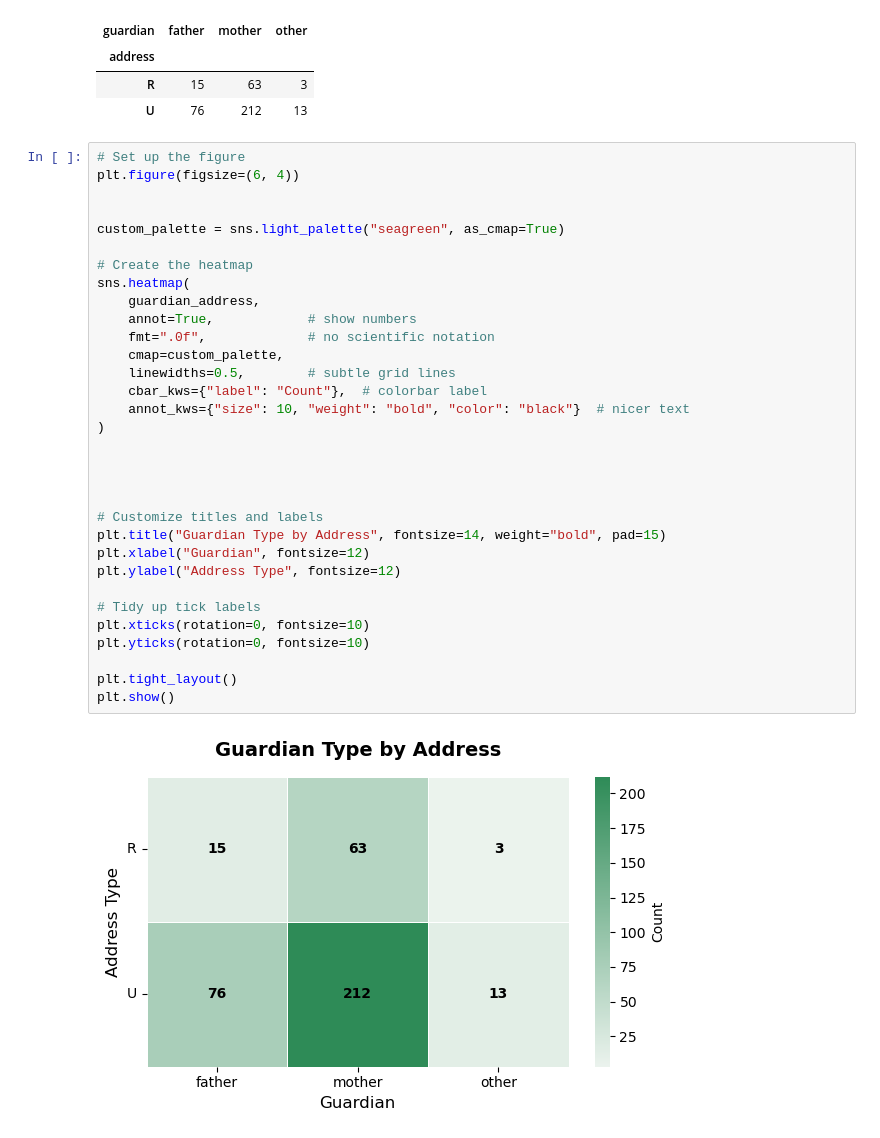
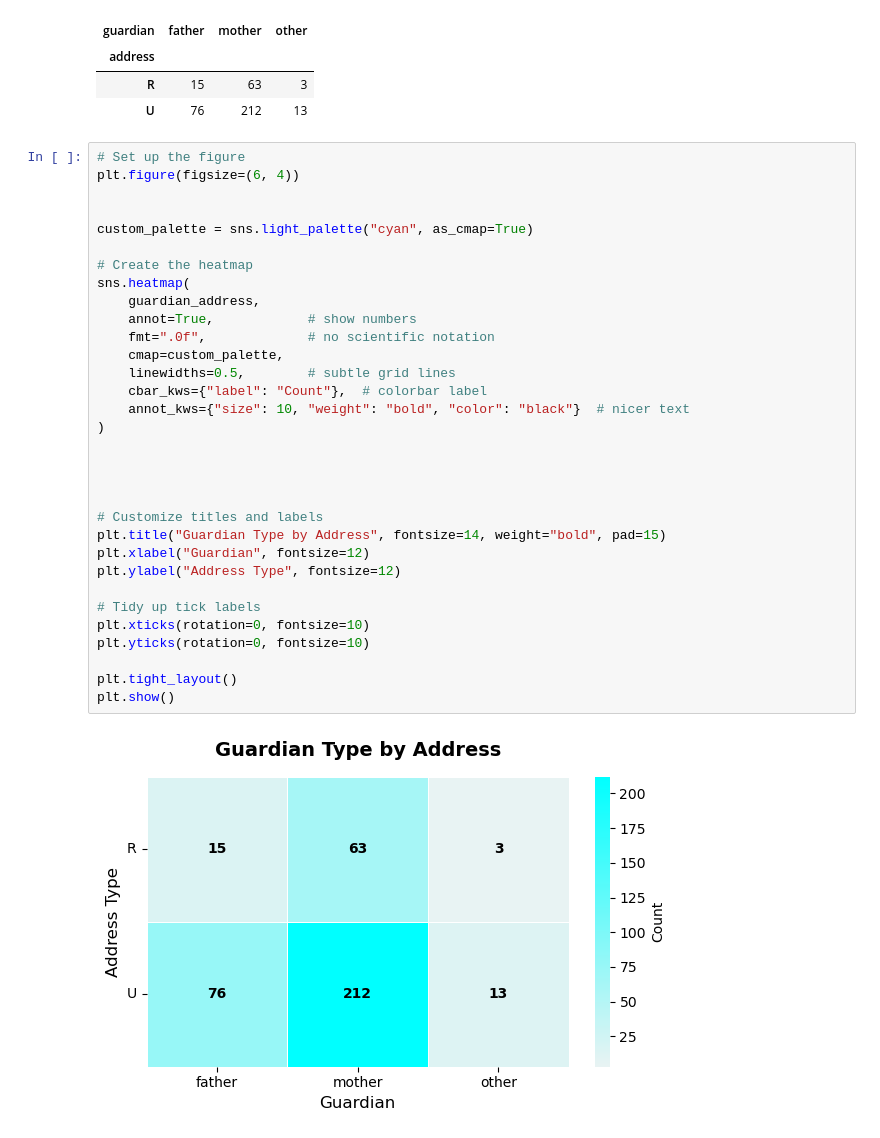
Before and after one commit to Ravinderram/Applied-Statistical-Data-Analysis-class_exercises, a Jupyter notebook: week04_plots_distributions_students.ipynb, the cells around one changed output. Saved outputs shown, nothing was run; the diff lists cells and outputs as text.

```diff
--- a/week04_plots_distributions_students.ipynb
+++ b/week04_plots_distributions_students.ipynb
@@ -220,32 +217,32 @@ guardian_address
 plt.figure(figsize=(6, 4))
 
 
-custom_palette = sns.light_palette("seagreen", as_cmap=True)
+custom_palette = sns.light_palette("cyan", as_cmap=True)
 
 # Create the heatmap
 sns.heatmap(
     guardian_address,
     annot=True,            # show numbers
     fmt=".0f",             # no scientific notation
     cmap=custom_palette,
     linewidths=0.5,        # subtle grid lines
     cbar_kws={"label": "Count"},  # colorbar label
     annot_kws={"size": 10, "weight": "bold", "color": "black"}  # nicer text
 )
 
 
 
 
 # Customize titles and labels
 plt.title("Guardian Type by Address", fontsize=14, weight="bold", pad=15)
 plt.xlabel("Guardian", fontsize=12)
 plt.ylabel("Address Type", fontsize=12)
 
 # Tidy up tick labels
 plt.xticks(rotation=0, fontsize=10)
 plt.yticks(rotation=0, fontsize=10)
 
 plt.tight_layout()
 plt.show()
 # %% [output]
-[figure, old version]
+[figure, new version]
```
Also changed, not shown: parts of 2 cells of this notebook.
